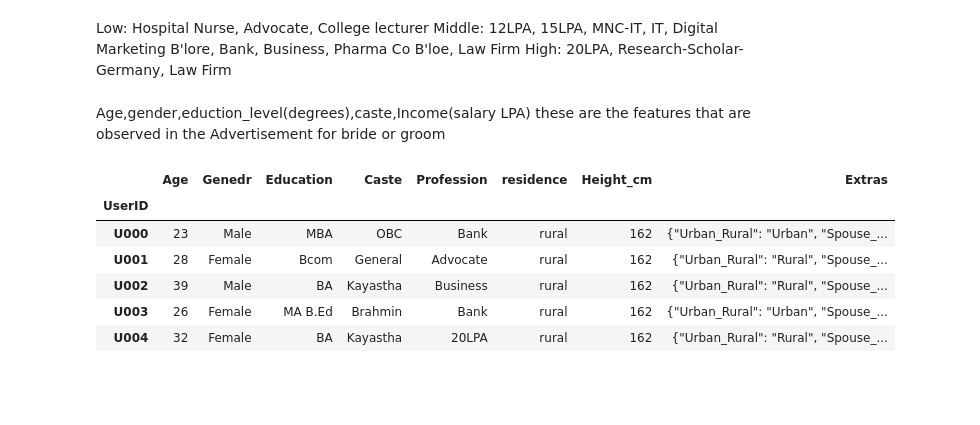
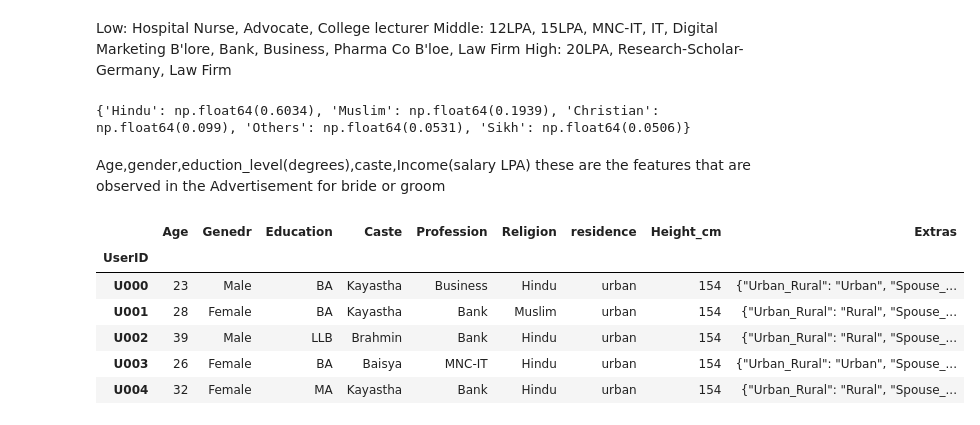
Before and after one commit to kushal-a11y/FinalYearProject, a Jupyter notebook: Matrimony_Matchmaker/notebooks/User+Preference Profile/code.ipynb, the cells around one changed output. Drawn from its saved outputs; the diff is of its cells as text; code cells hidden in the pictures; blank space fills up the shorter version.

Commit message:
user prefrence files added

```diff
--- a/Matrimony_Matchmaker/notebooks/User+Preference Profile/code.ipynb
+++ b/Matrimony_Matchmaker/notebooks/User+Preference Profile/code.ipynb
@@ -173,36 +173,46 @@ age = [
     36, 21, 29, 30, 25, 33, 38
 ]
 heights = [162, 154, 152, 157, 132]
+# %%
+sum = df["Religion"].value_counts().sum()
+religion_weights = dict(df["Religion"].value_counts().apply(lambda x : x/sum))
+
+print(religion_weights)
+# %% [output]
+{'Hindu': np.float64(0.6034), 'Muslim': np.float64(0.1939), 'Christian': np.float64(0.099), 'Others': np.float64(0.0531), 'Sikh': np.float64(0.0506)}
 # %% [markdown]
 Age,gender,eduction_level(degrees),caste,Income(salary LPA) these are the features that are observed in the
 Advertisement for bride or groom
 # %%
 df["UserID"] = [f"U{i:03d}" for i in range(len(df))]
 df.set_index("UserID", inplace=True)
 
 user_profile= {
     "Age": df["Age_at_Marriage"],
     "Genedr": df["Gender"],
     "Education": [select_degree_by_weight() for _ in range(len(df))],
     "Caste": [select_caste_by_weight() for _ in range(len(df))],
     "Profession": [slect_profession_by_weight() for _ in range(len(df))],
+    "Religion": [random.choices(
+                    population=list(religion_weights.keys()),
+                    weights=list(religion_weights.values()))[0] for _ in range(len(df))],
     "residence": random.choice(['urban','rural']),
     "Height_cm": random.choice(heights),
     "Extras": df.apply(
         lambda x: json.dumps({
             "Urban_Rural": x["Urban_Rural"],
             "Spouse_Working": x["Spouse_Working"]
         }),
         axis=1
     )
 }
 user_profile_df = pd.DataFrame(user_profile)
 user_profile_df.head(5)
 # %% [output]
-|  | Age | Genedr | Education | Caste | Profession | residence | Height_cm | Extras |
-| UserID |  |  |  |  |  |  |  |  |
-| U000 | 23 | Male | MBA | OBC | Bank | rural | 162 | {"Urban_Rural": "Urban", "Spouse_... |
-| U001 | 28 | Female | Bcom | General | Advocate | rural | 162 | {"Urban_Rural": "Rural", "Spouse_... |
-| U002 | 39 | Male | BA | Kayastha | Business | rural | 162 | {"Urban_Rural": "Rural", "Spouse_... |
-| U003 | 26 | Female | MA B.Ed | Brahmin | Bank | rural | 162 | {"Urban_Rural": "Urban", "Spouse_... |
-| U004 | 32 | Female | BA | Kayastha | 20LPA | rural | 162 | {"Urban_Rural": "Rural", "Spouse_... |
+|  | Age | Genedr | Education | Caste | Profession | Religion | residence | Height_cm | Extras |
+| UserID |  |  |  |  |  |  |  |  |  |
+| U000 | 23 | Male | BA | Kayastha | Business | Hindu | urban | 154 | {"Urban_Rural": "Urban", "Spouse_... |
+| U001 | 28 | Female | BA | Kayastha | Bank | Muslim | urban | 154 | {"Urban_Rural": "Rural", "Spouse_... |
+| U002 | 39 | Male | LLB | Brahmin | Bank | Hindu | urban | 154 | {"Urban_Rural": "Rural", "Spouse_... |
+| U003 | 26 | Female | BA | Baisya | MNC-IT | Hindu | urban | 154 | {"Urban_Rural": "Urban", "Spouse_... |
+| U004 | 32 | Female | MA | Kayastha | Bank | Hindu | urban | 154 | {"Urban_Rural": "Rural", "Spouse_... |
```
Also changed, not shown: parts of 10 cells of this notebook.
